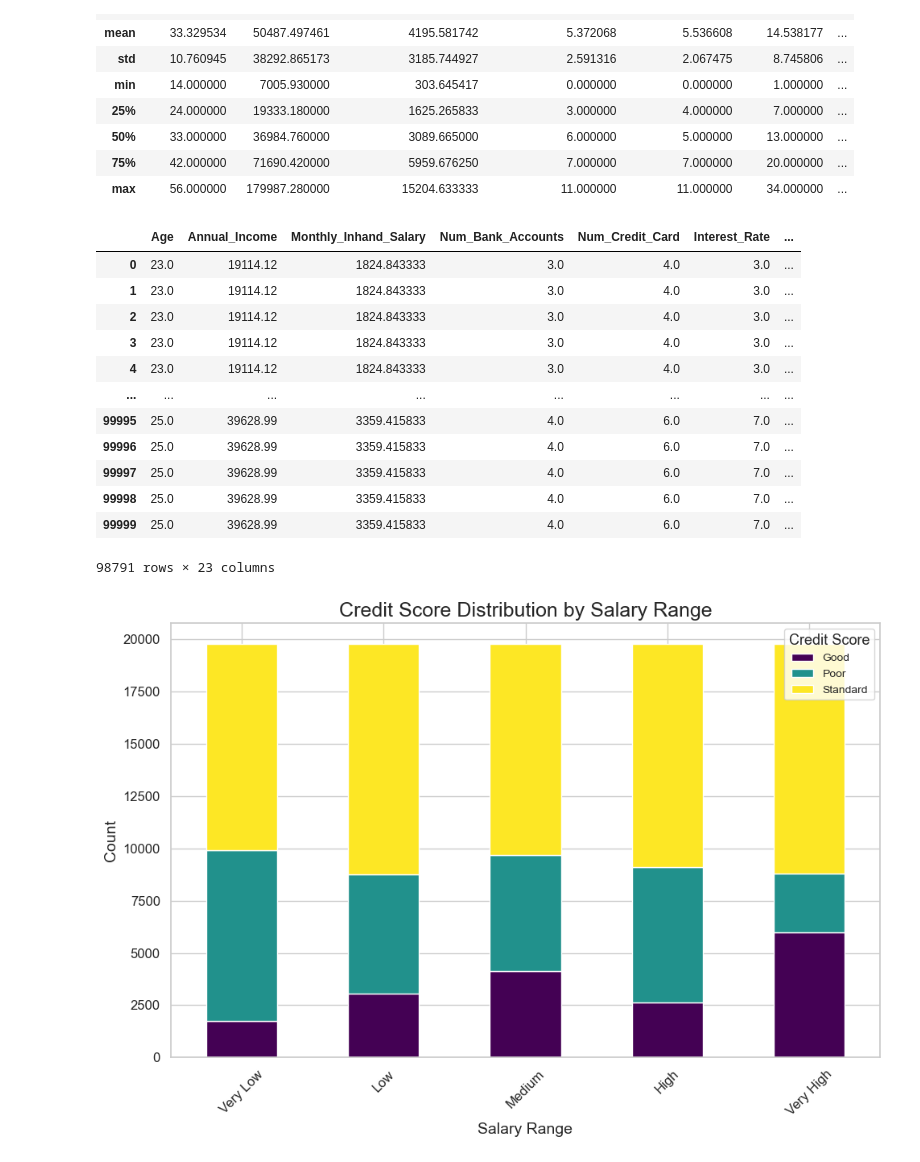
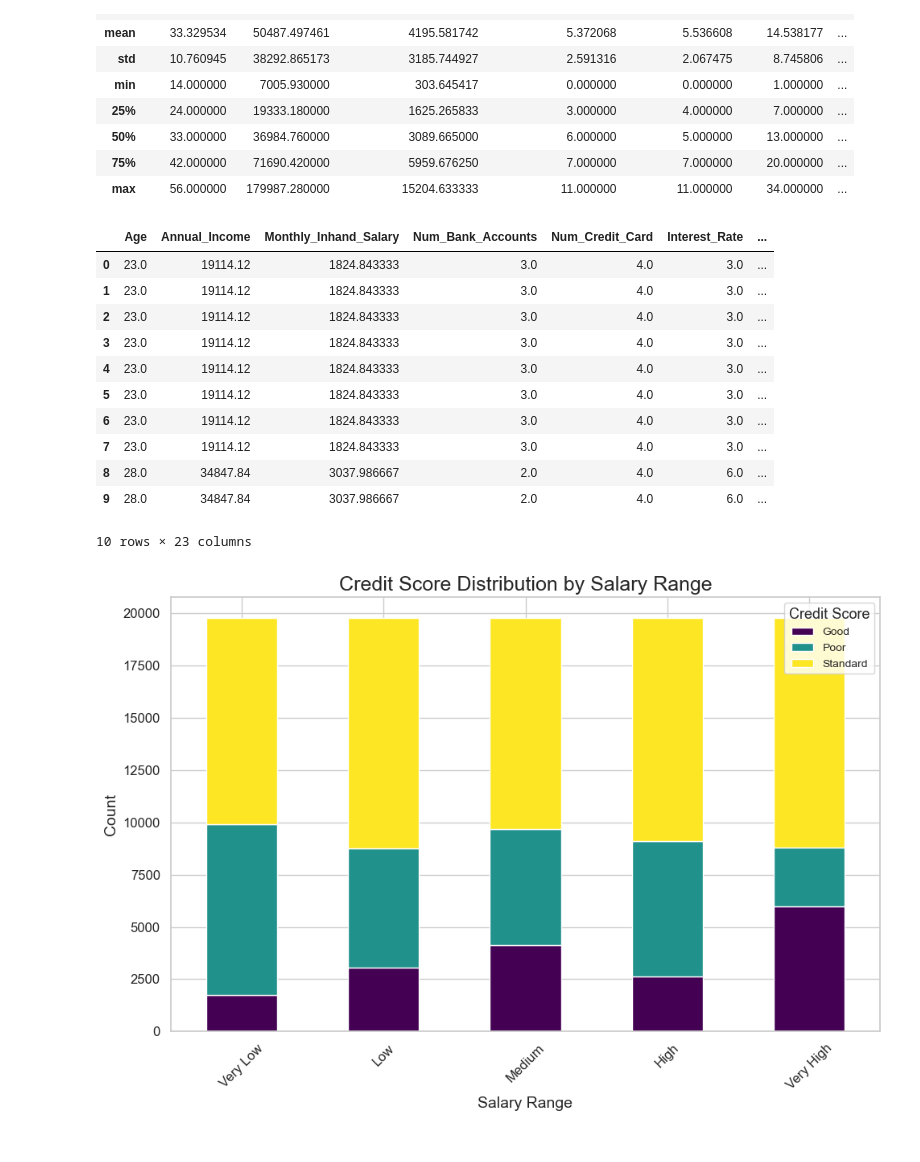
Before and after one commit to gamuhrai/Project-4-Credit-Worthiness, a Jupyter notebook: Credit-Score.ipynb, the cells around one changed output. Cells and saved outputs as stored; diff of their text form; code cells hidden in the pictures.

```diff
--- a/Credit-Score.ipynb
+++ b/Credit-Score.ipynb
@@ -196,26 +196,25 @@ df1.describe()
 # %%
 bins = [df1['Annual_Income'].quantile(0), df1['Annual_Income'].quantile(0.2), df1['Annual_Income'].quantile(0.4),
         df1['Annual_Income'].quantile(0.6), df1['Annual_Income'].quantile(0.8), df1['Annual_Income'].quantile(1)]
 
 labels = ['Very Low', 'Low', 'Medium', 'High', 'Very High']
 
 df1['Salary_Range'] = pd.cut(df1['Annual_Income'], bins=bins, labels=labels)
 
-df1
+df1.head(10)
 # %% [output]
 |  | Age | Annual_Income | Monthly_Inhand_Salary | Num_Bank_Accounts | Num_Credit_Card | Interest_Rate | ... |
 | 0 | 23.0 | 19114.12 | 1824.843333 | 3.0 | 4.0 | 3.0 | ... |
 | 1 | 23.0 | 19114.12 | 1824.843333 | 3.0 | 4.0 | 3.0 | ... |
 | 2 | 23.0 | 19114.12 | 1824.843333 | 3.0 | 4.0 | 3.0 | ... |
 | 3 | 23.0 | 19114.12 | 1824.843333 | 3.0 | 4.0 | 3.0 | ... |
 | 4 | 23.0 | 19114.12 | 1824.843333 | 3.0 | 4.0 | 3.0 | ... |
-| ... | ... | ... | ... | ... | ... | ... | ... |
-| 99995 | 25.0 | 39628.99 | 3359.415833 | 4.0 | 6.0 | 7.0 | ... |
-| 99996 | 25.0 | 39628.99 | 3359.415833 | 4.0 | 6.0 | 7.0 | ... |
-| 99997 | 25.0 | 39628.99 | 3359.415833 | 4.0 | 6.0 | 7.0 | ... |
-| 99998 | 25.0 | 39628.99 | 3359.415833 | 4.0 | 6.0 | 7.0 | ... |
-| 99999 | 25.0 | 39628.99 | 3359.415833 | 4.0 | 6.0 | 7.0 | ... |
+| 5 | 23.0 | 19114.12 | 1824.843333 | 3.0 | 4.0 | 3.0 | ... |
+| 6 | 23.0 | 19114.12 | 1824.843333 | 3.0 | 4.0 | 3.0 | ... |
+| 7 | 23.0 | 19114.12 | 1824.843333 | 3.0 | 4.0 | 3.0 | ... |
+| 8 | 28.0 | 34847.84 | 3037.986667 | 2.0 | 4.0 | 6.0 | ... |
+| 9 | 28.0 | 34847.84 | 3037.986667 | 2.0 | 4.0 | 6.0 | ... |
-98791 rows × 23 columns
+10 rows × 23 columns
 # %%
 pivot_table = pd.pivot_table(df1, values='Annual_Income', index='Salary_Range',
                              columns='Credit_Score', aggfunc='count', fill_value=0)
```
Also changed, not shown: parts of 9 cells of this notebook, 4 other files.
